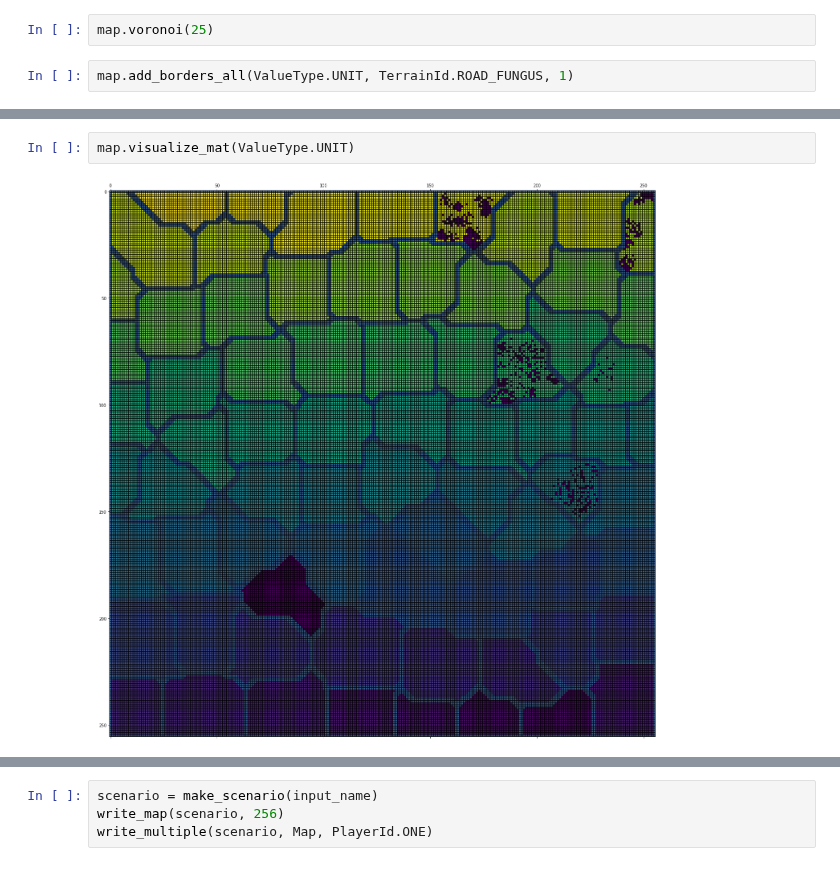
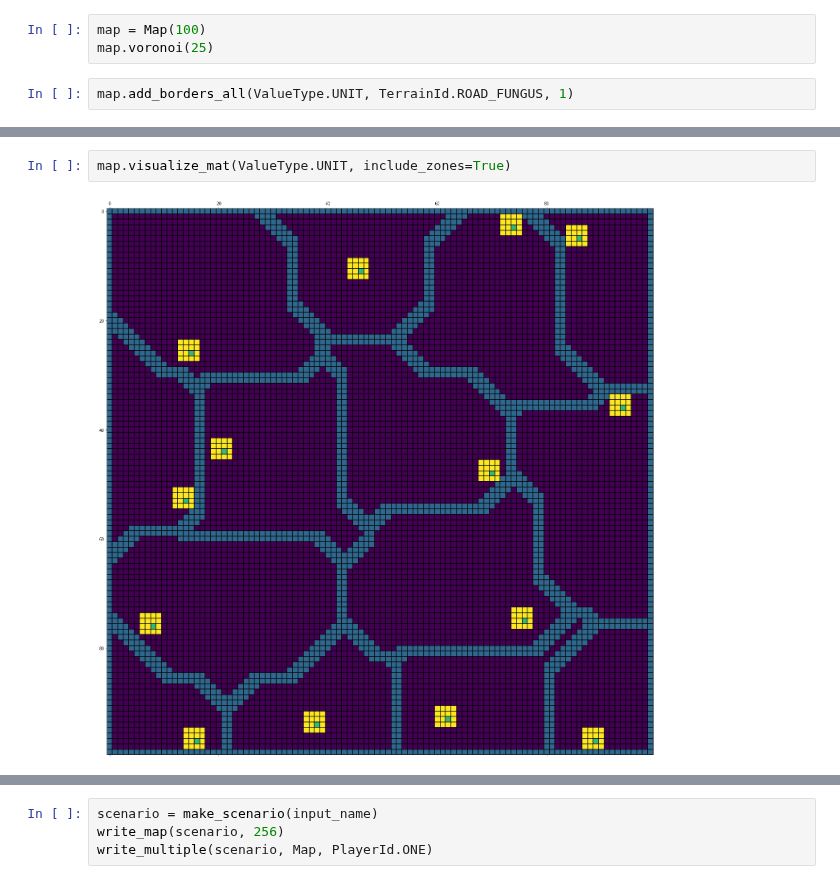
Before and after one commit to QuantumCreation/aoe2mapgenerator, a Jupyter notebook: maingenerator.ipynb, the cells around one changed output, grey strips where cells are left out. Drawn from its saved outputs; the diff is of its cells as text.

```diff
--- a/maingenerator.ipynb
+++ b/maingenerator.ipynb
@@ -14,4 +13,5 @@ map = Map(256)
 # %%
+map = Map(100)
 map.voronoi(25)
 # %%
 map.add_borders_all(ValueType.UNIT, TerrainId.ROAD_FUNGUS, 1)
@@ -20,4 +29,4 @@ map.place_groups(ValueType.UNIT, -27, BuildingInfo.CASTLE, 1, group_size = 15, g
 # %%
-map.visualize_mat(ValueType.UNIT)
+map.visualize_mat(ValueType.UNIT, include_zones=True)
 # %% [output]
-[figure, old version]
+[figure, new version]
```
Also changed, not shown: parts of 10 cells of this notebook, 6 other files.
